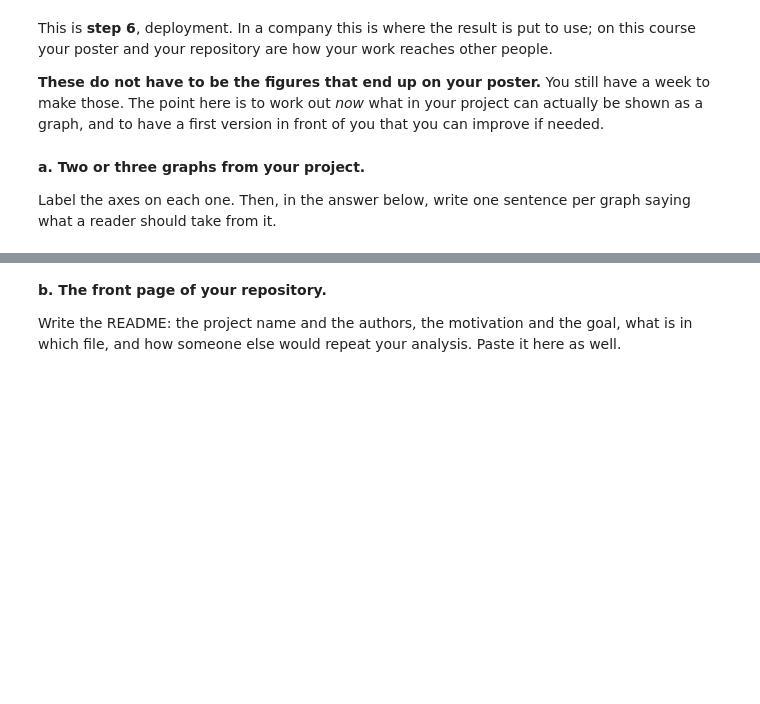
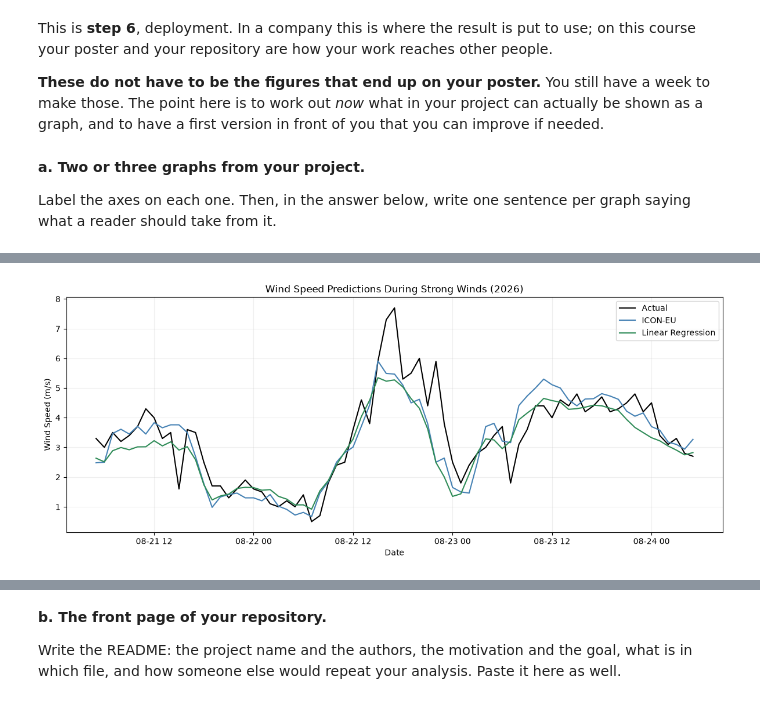
Before and after one commit to MarkenNisu/Machine_Learning_For_Weather, a Jupyter notebook: submissions/IDS2026_HW10.ipynb, the cells around one changed output, grey strips where cells are left out. Saved outputs shown, nothing was run; the diff lists cells and outputs as text; code cells hidden in the pictures; blank space fills up the shorter version.

```diff
--- a/submissions/IDS2026_HW10.ipynb
+++ b/submissions/IDS2026_HW10.ipynb
@@ -276,3 +403,42 @@ Label the axes on each one. Then, in the answer below, write one sentence per gr
 # %%
 # TODO: third graph, if you have one
+wind_plot = pd.DataFrame({
+    "time": test_final["time"].values,
+    "Actual": test_final["actual_wind_speed"].values,
+    "ICON-EU": test_final["wind_speed_ICON_EU"].values,
+    "Linear Regression": wind_pred_2026
+})
+
+# Find the hour with the strongest observed wind
+peak_time = wind_plot.loc[
+    wind_plot["Actual"].idxmax(), "time"
+]
+
+# Select 36 hours before and after the peak
+wind_period = wind_plot[
+    (wind_plot["time"] >= peak_time - pd.Timedelta(hours=36)) &
+    (wind_plot["time"] <= peak_time + pd.Timedelta(hours=36))
+]
+
+plt.figure(figsize=(12, 5))
+
+plt.plot(wind_period["time"], wind_period["Actual"],
+         label="Actual", color="black")
+
+plt.plot(wind_period["time"], wind_period["ICON-EU"],
+         label="ICON-EU", color="steelblue")
+
+plt.plot(wind_period["time"], wind_period["Linear Regression"],
+         label="Linear Regression", color="seagreen")
+
+plt.title("Wind Speed Predictions During Strong Winds (2026)")
+plt.xlabel("Date")
+plt.ylabel("Wind Speed (m/s)")
+plt.legend()
+plt.grid(alpha=0.2)
+
+plt.tight_layout()
+plt.show()
+# %% [output]
+[figure, added]
 # %% [markdown]
```
Also changed, not shown: parts of 9 cells of this notebook, 2 other files.
